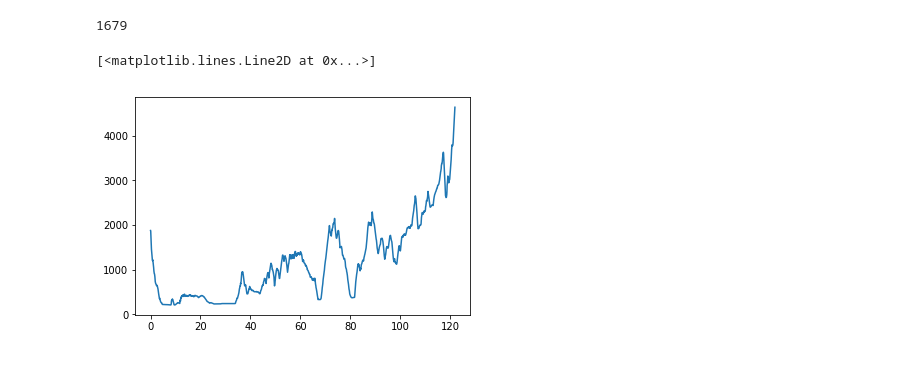
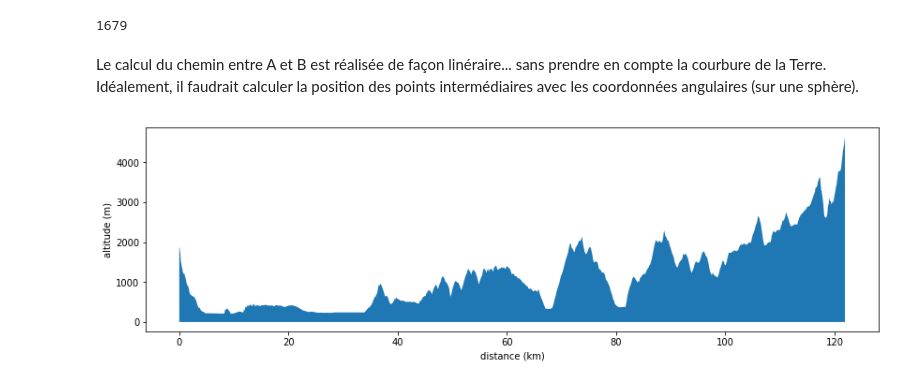
Before and after one commit to xdze2/uneplaneteausommet, a Jupyter notebook: is_visible.ipynb, the cells around one changed output. Cells and saved outputs as stored; diff of their text form; code cells hidden in the pictures.

```diff
--- a/is_visible.ipynb
+++ b/is_visible.ipynb
@@ -135 +121,4 @@ def get_dip_angle_flat( eleA, eleB, thetaAB ):
+# %% [markdown]
+Le calcul du chemin entre A et B est réalisée de façon linéraire... sans prendre en compte la courbure de la Terre.
+Idéalement, il faudrait calculer la position des points intermédiaires avec les coordonnées angulaires (sur une sphère).
 # %%
@@ -141,8 +131,10 @@ ele_span = [ get_ele( pxy ) for pxy in pxy_span ]
 deg_span = [ to_deg( pxy ) for pxy in pxy_span ]
 
 theta_span = [ get_theta( *coordsA, *deg ) for deg in deg_span ]
-# %%
-plt.plot( R*np.array( theta_span), ele_span )
-# %% [output]
-[<matplotlib.lines.Line2D at 0x...>]
-[figure, removed]
+# %%
+# graph
+plt.figure(figsize=(14, 4))
+plt.fill_between( R*np.array( theta_span), 0, ele_span );
+plt.xlabel('distance (km)'); plt.ylabel('altitude (m)');
+# %% [output]
+[figure, added]
```
Also changed, not shown: parts of 24 cells of this notebook.
